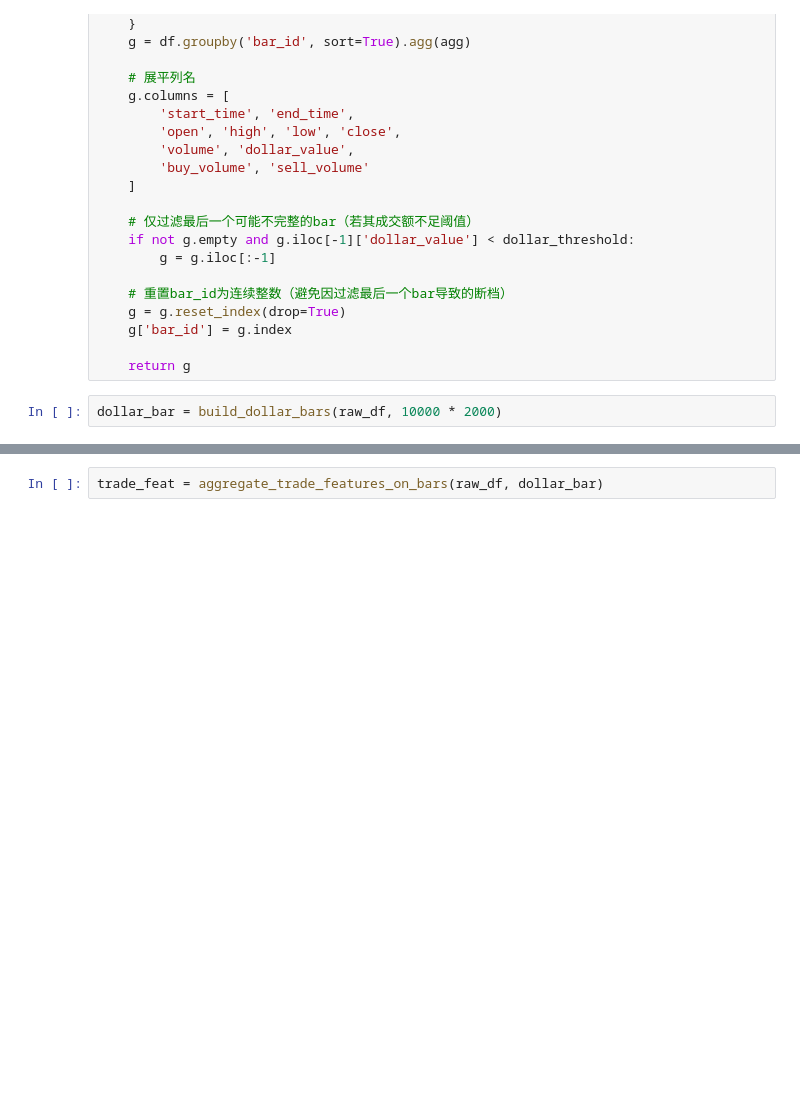
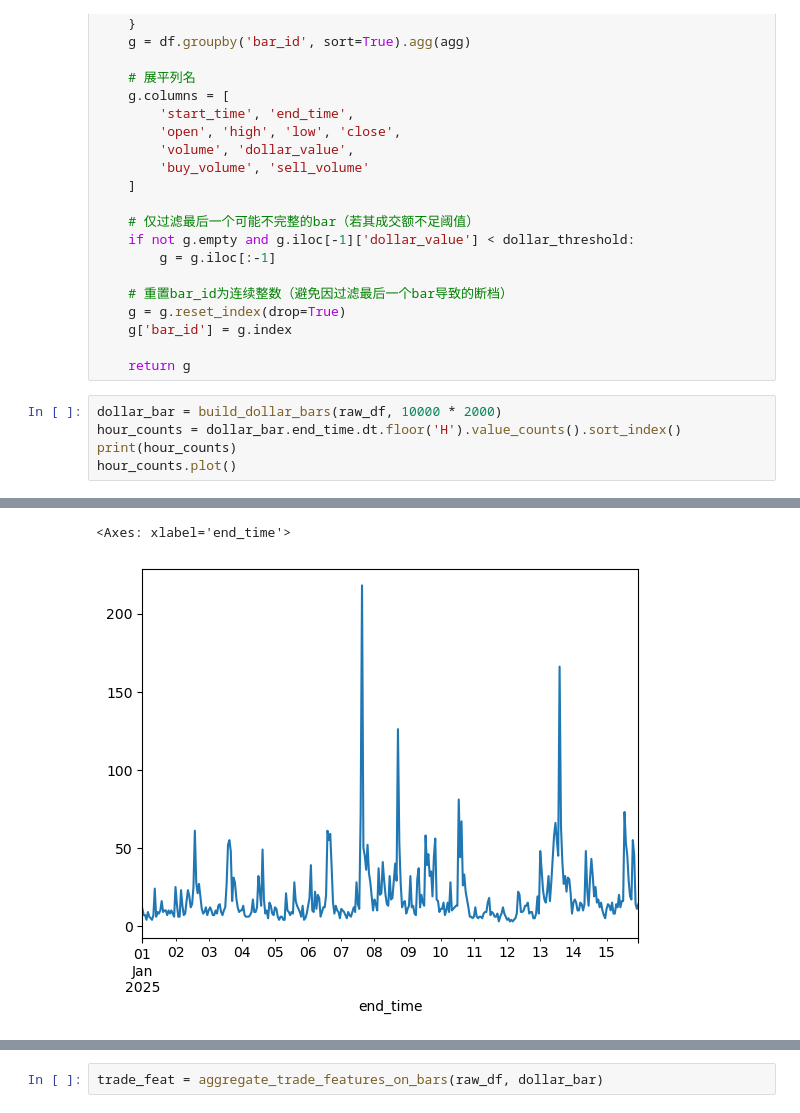
Before and after one commit to aamingaa/crypto-trade, a Jupyter notebook: strategy/fusion/fussion.ipynb, the cells around one changed output, grey strips where cells are left out. Drawn from its saved outputs; the diff is of its cells as text; blank space fills up the shorter version.

```diff
--- a/strategy/fusion/fussion.ipynb
+++ b/strategy/fusion/fussion.ipynb
@@ -166,3 +151,7 @@ def build_dollar_bars(
     return g
 # %%
 dollar_bar = build_dollar_bars(raw_df, 10000 * 2000)
+hour_counts = dollar_bar.end_time.dt.floor('H').value_counts().sort_index()
+print(hour_counts)
+hour_counts.plot()
+# %% [output]
@@ -168,0 +171,2 @@ dollar_bar = build_dollar_bars(raw_df, 10000 * 2000)
+<Axes: xlabel='end_time'>
+[figure, added]
```
Also changed, not shown: parts of 22 cells of this notebook, 3 other files.
